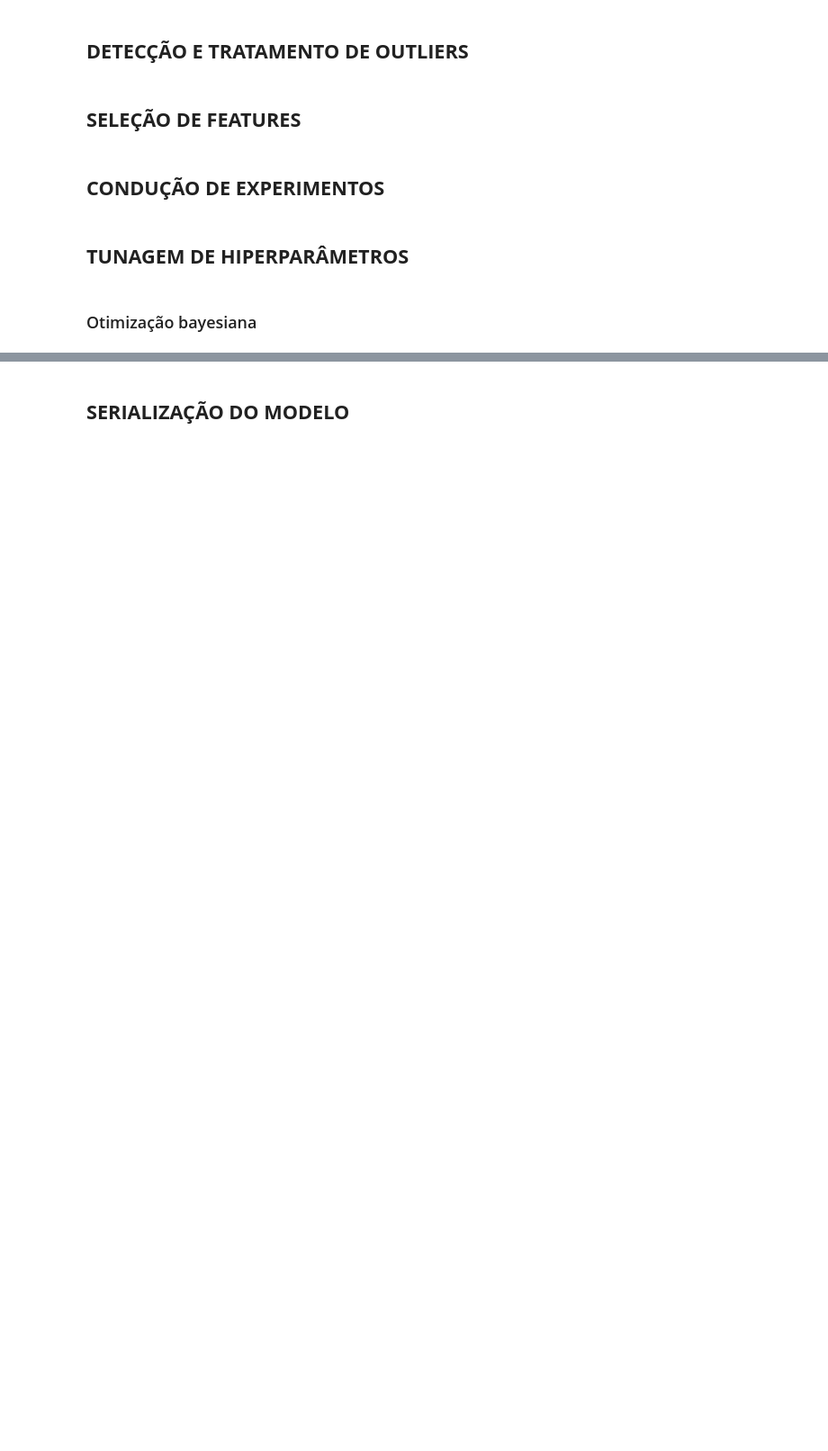
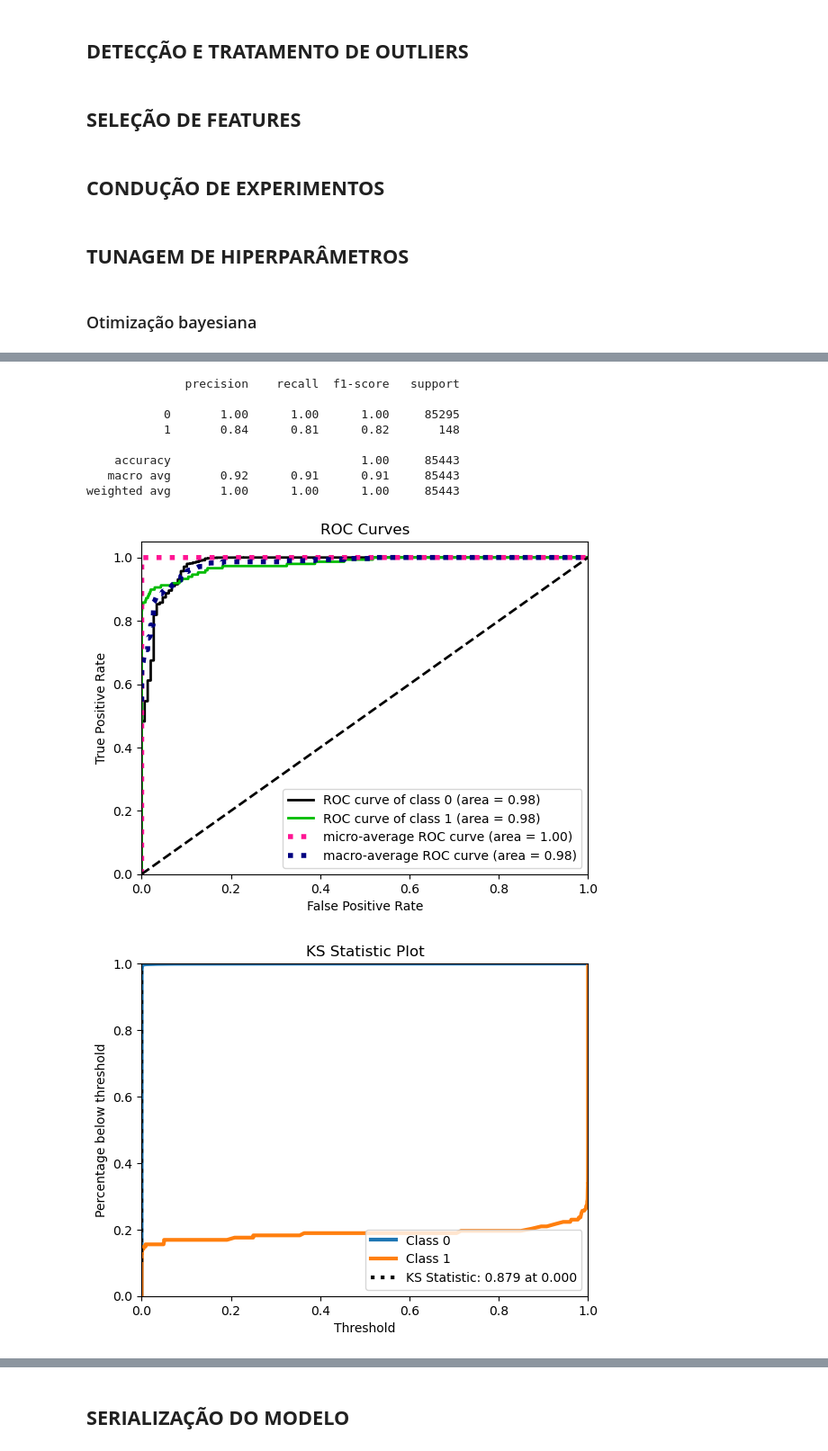
Before and after one commit to gprzy/real-time-fraud-detection, a Jupyter notebook: fraud_detection.ipynb, the cells around one changed output, grey strips where cells are left out. Shown: that part at 90% size. Drawn from its saved outputs; the diff is of its cells as text; code cells hidden in the pictures; blank space fills up the shorter version.

```diff
--- a/fraud_detection.ipynb
+++ b/fraud_detection.ipynb
@@ -510,0 +526,6 @@ plot_ks_statistic(y_test, y_proba);
+# %%
+def evaluate_model(y_test, y_pred, y_proba):
+    print(classification_report(y_test, y_pred))
+
+    plot_roc(y_test, y_proba);
+    plot_ks_statistic(y_test, y_proba);
@@ -520,0 +665,13 @@ plot_ks_statistic(y_test, y_proba);
+# %%
+evaluate_model(y_test, y_pred, y_proba)
+# %% [output]
+              precision    recall  f1-score   support
+
+           0       1.00      1.00      1.00     85295
+           1       0.84      0.81      0.82       148
+
+    accuracy                           1.00     85443
+   macro avg       0.92      0.91      0.91     85443
+weighted avg       1.00      1.00      1.00     85443
+[figure, added]
+[figure, added]
```
Also changed, not shown: parts of 32 cells of this notebook, 4 other files.
